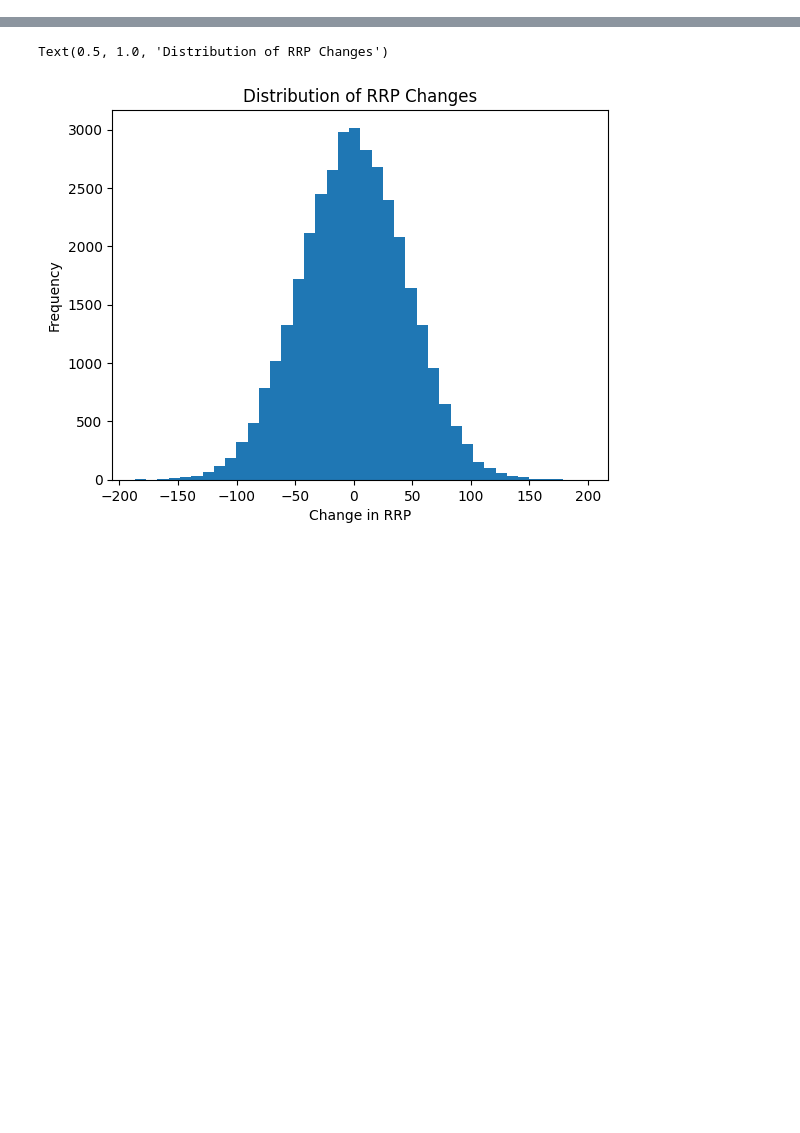
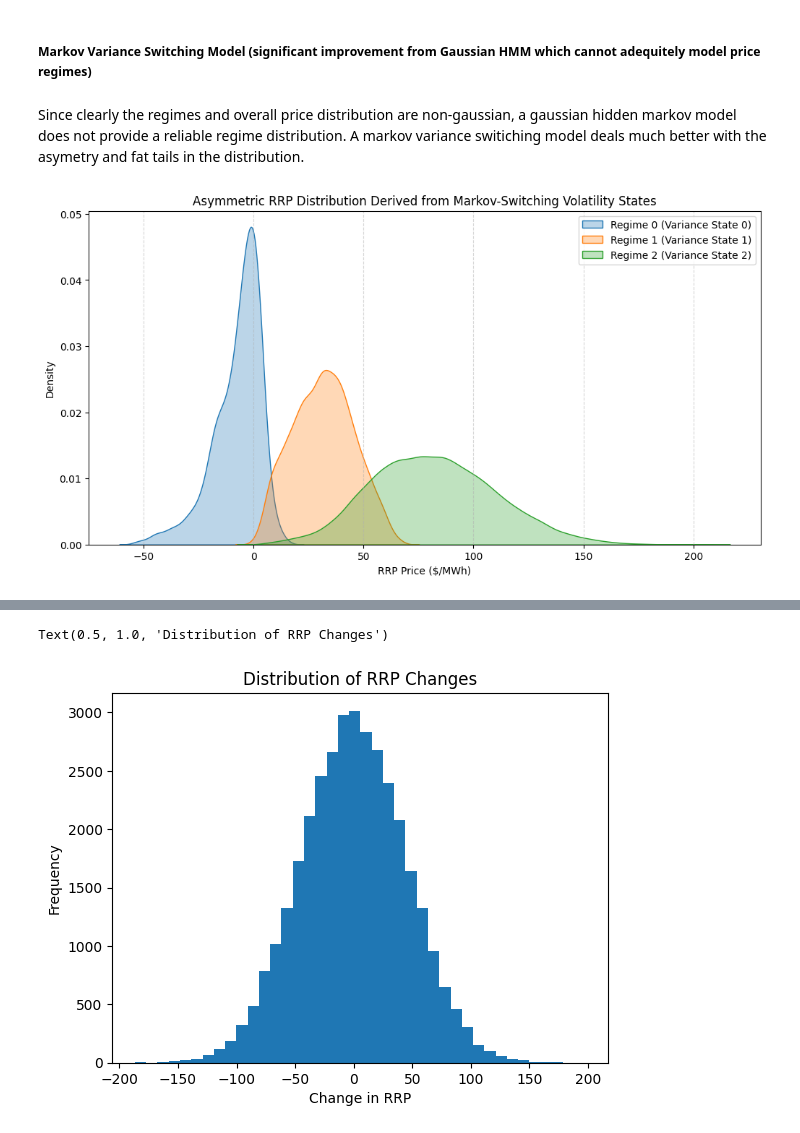
Before and after one commit to ethant527/Energy, a Jupyter notebook: subzeroprice.ipynb, the cells around one changed output, grey strips where cells are left out. Cells and saved outputs as stored; diff of their text form; code cells hidden in the pictures; blank space fills up the shorter version.

```diff
--- a/subzeroprice.ipynb
+++ b/subzeroprice.ipynb
@@ -189,0 +332,4 @@ Text(0.5, 1.0, 'RRP Percentage Change Over Time')
+# %% [markdown]
+##### Markov Variance Switching Model (significant improvement from Gaussian HMM which cannot adequitely model price regimes)
+# %% [markdown]
+Since clearly the regimes and overall price distribution are non-gaussian, a gaussian hidden markov model does not provide a reliable regime distribution. A markov variance switiching model deals much better with the asymetry and fat tails in the distribution.
@@ -189,0 +352,35 @@ Text(0.5, 1.0, 'RRP Percentage Change Over Time')
+# %%
+smoothed_probs = results_30min.smoothed_marginal_probabilities
+hidden_states = np.argmax(smoothed_probs, axis=1)
+# %%
+state_variances = []
+for s in range(3):
+    mask = (hidden_states == s)
+    num_obs = np.sum(mask)
+    if num_obs > 1:
+        state_variances.append((s, rrp_series_30min[mask].var()))
+    else:
+        state_variances.append((s, -1.0))
+state_order = [state for state, var in sorted(state_variances, key=lambda x: x[1])]
+# %%
+plt.figure(figsize=(12, 6))
+
+for i, state in enumerate(state_order):
+    mask = (hidden_states == state)
+
+    sns.kdeplot(
+            rrp_series_30min[mask],
+            label=f"Regime {i} (Variance State {state})",
+            fill=True,
+            alpha=0.3,
+            warn_singular=False
+        )
+
+
+plt.title("Asymmetric RRP Distribution Derived from Markov-Switching Volatility States")
+plt.xlabel("RRP Price ($/MWh)")
+plt.ylabel("Density")
+plt.legend()
+plt.grid(axis='x', linestyle='--', alpha=0.5)
+# %% [output]
+[figure, added]
```
Also changed, not shown: parts of 117 cells of this notebook, 1 other file.
